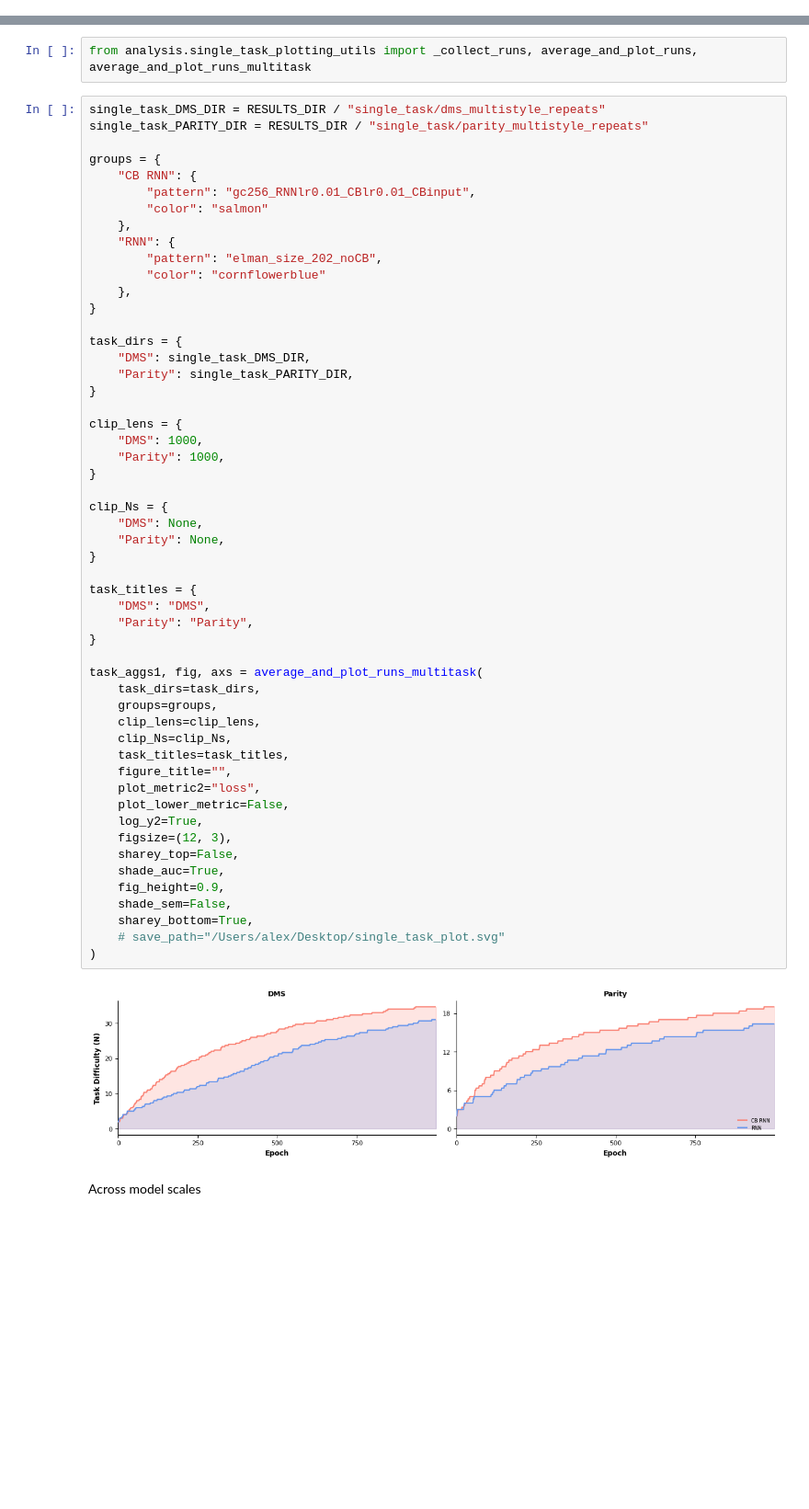
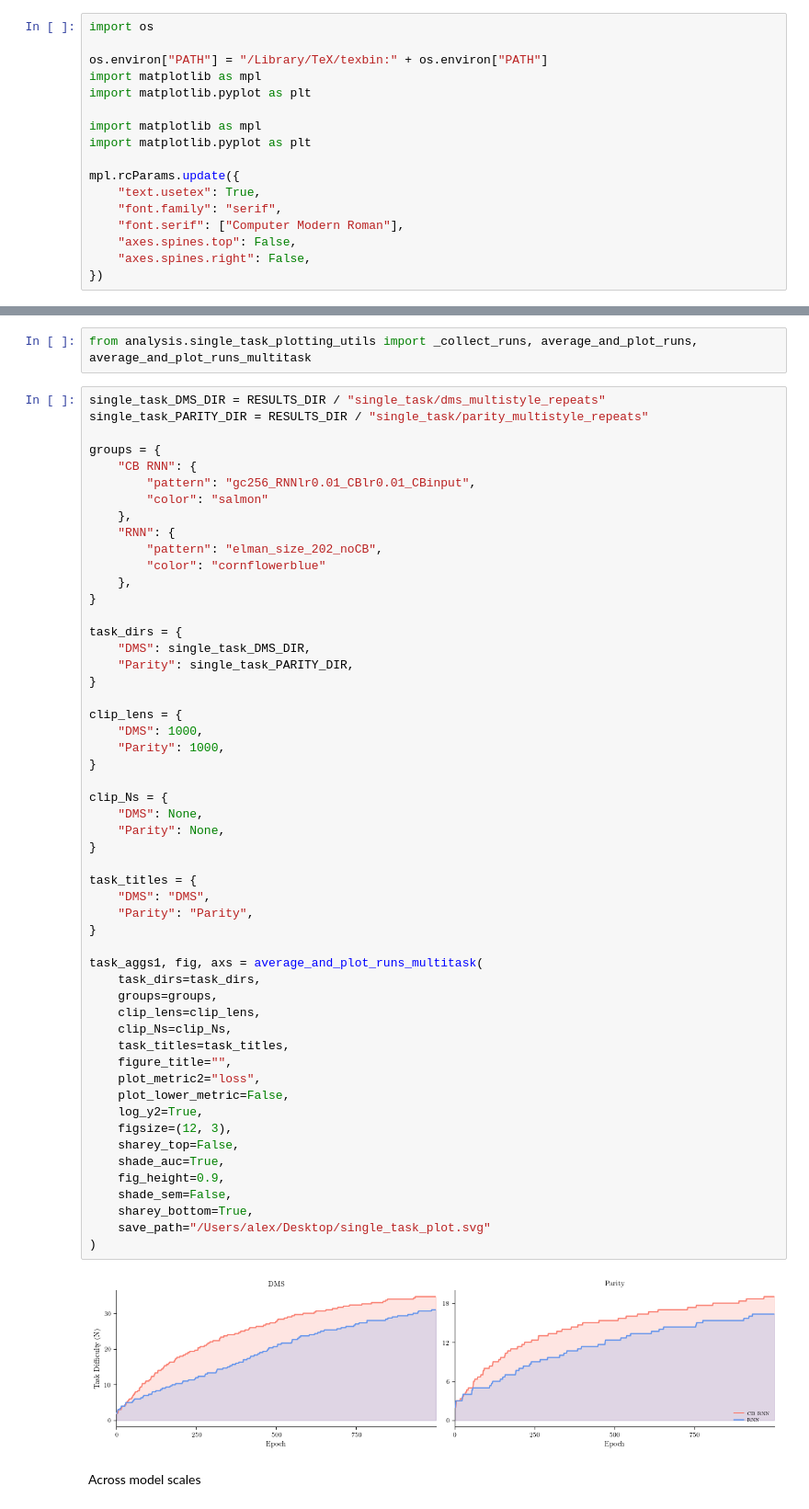
Before and after one commit to AlexVoce/Cortico-cerebellar_RNNs, a Jupyter notebook: final_analysis_figs.ipynb, the cells around one changed output, grey strips where cells are left out. Shown at 92% size. Drawn from its saved outputs; the diff is of its cells as text; blank space fills up the shorter version.

```diff
--- a/final_analysis_figs.ipynb
+++ b/final_analysis_figs.ipynb
@@ -10,6 +13,23 @@ from pathlib import Path
 PROJECT_ROOT = Path.cwd()
 
 RESULTS_DIR = PROJECT_ROOT / "results"
+# %%
+import os
+
+os.environ["PATH"] = "/Library/TeX/texbin:" + os.environ["PATH"]
+import matplotlib as mpl
+import matplotlib.pyplot as plt
+
+import matplotlib as mpl
+import matplotlib.pyplot as plt
+
+mpl.rcParams.update({
+    "text.usetex": True,
+    "font.family": "serif",
+    "font.serif": ["Computer Modern Roman"],
+    "axes.spines.top": False,
+    "axes.spines.right": False,
+})
 # %% [markdown]
 # Finding 1: CB-RNN modularity improves curriculum learning efficiency and final performance.
 # %% [markdown]
@@ -42,35 +62,35 @@ clip_lens = {
 }
 
 clip_Ns = {
     "DMS": None,
     "Parity": None,
 }
 
 task_titles = {
     "DMS": "DMS",
     "Parity": "Parity",
 }
 
 task_aggs1, fig, axs = average_and_plot_runs_multitask(
     task_dirs=task_dirs,
     groups=groups,
     clip_lens=clip_lens,
     clip_Ns=clip_Ns,
     task_titles=task_titles,
     figure_title="",
     plot_metric2="loss",
     plot_lower_metric=False,
     log_y2=True,
     figsize=(12, 3),
     sharey_top=False,
     shade_auc=True,
     fig_height=0.9,
     shade_sem=False,
     sharey_bottom=True,
-    # save_path="/Users/alex/Desktop/single_task_plot.svg"
+    save_path="/Users/alex/Desktop/single_task_plot.svg"
 )
 # %% [output]
-[figure, old version]
+[figure, new version]
 # %% [markdown]
 Across model scales
 # %%
```
Also changed, not shown: parts of 33 cells of this notebook, 41 other files.
